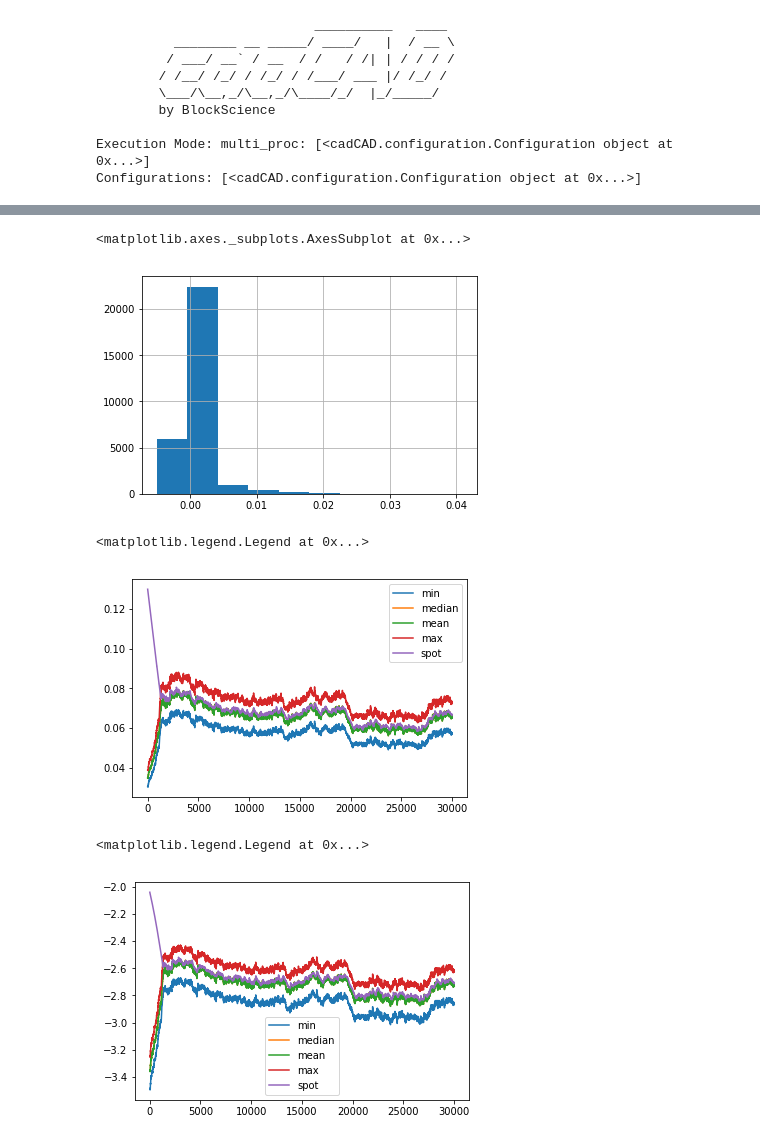
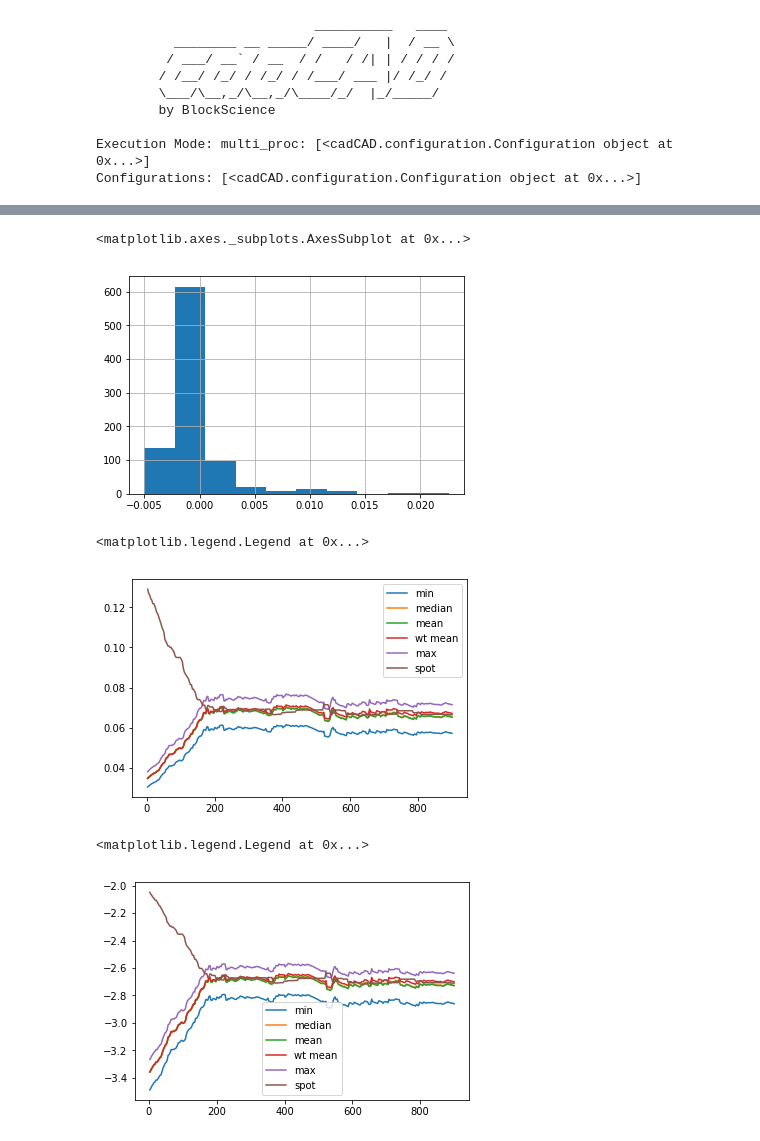
Before and after one commit to BlockScience/conviction, a Jupyter notebook: abc_sim.ipynb, the cells around one changed output, grey strips where cells are left out. Cells and saved outputs as stored; diff of their text form; code cells hidden in the pictures.

```diff
--- a/abc_sim.ipynb
+++ b/abc_sim.ipynb
@@ -47,12 +47,16 @@ lam = 200
 
 #phi for exiting funds
 phi = .05
+
+#beta is param for armijo rule
+beta = .9
 # %%
 params= {
     'kappa': [kappa],
     'lambda': [lam],
     'gains': [g],
     'population':[n],
+    'beta':[beta],
     'phi': [phi],
     'invariant': [V0]}
 # %%
@@ -280,7 +308,7 @@ partial_state_update_blocks = [
     }
 ]
 # %%
-time_periods_per_run = 10000
+time_periods_per_run = 300
 monte_carlo_runs = 1
 
 from cadCAD.configuration.utils import config_sim
@@ -372,29 +395,34 @@ df.funds.apply(np.log).plot()
 (df.funds.diff()/df.funds).hist()
 # %% [output]
 <matplotlib.axes._subplots.AxesSubplot at 0x...>
-[figure, old version]
+[figure, new version]
 # %%
 rdf = df[df.substep == 3].copy()
+# %%
+rdf['token_wts'] = (rdf.tokens/rdf.supply)
+rdf['wt_mean_price'] = (rdf.token_wts*rdf.prices).apply(sum)
 # %%
 rdf.prices.apply(np.min).plot()
 rdf.prices.apply(np.median).plot()
 rdf.prices.apply(np.mean).plot()
+rdf.wt_mean_price.plot()
 rdf.prices.apply(np.max).plot()
 rdf.spot_price.plot()
-plt.legend(['min', 'median','mean','max', 'spot'])
+plt.legend(['min', 'median','mean','wt mean','max', 'spot'])
 # %% [output]
 <matplotlib.legend.Legend at 0x...>
-[figure, old version]
+[figure, new version]
 # %%
 rdf.prices.apply(np.min).apply(np.log).plot()
 rdf.prices.apply(np.median).apply(np.log).plot()
 rdf.prices.apply(np.mean).apply(np.log).plot()
+rdf.wt_mean_price.apply(np.log).plot()
 rdf.prices.apply(np.max).apply(np.log).plot()
 rdf.spot_price.apply(np.log).plot()
-plt.legend(['min', 'median','mean','max', 'spot'])
+plt.legend(['min', 'median','mean','wt mean','max', 'spot'])
 # %% [output]
 <matplotlib.legend.Legend at 0x...>
-[figure, old version]
+[figure, new version]
 # %%
 rdf['median_price']=rdf.prices.apply(np.median)
 rdf['mean_price']=rdf.prices.apply(np.mean)
```
Also changed, not shown: parts of 23 cells of this notebook, 1 other file.
